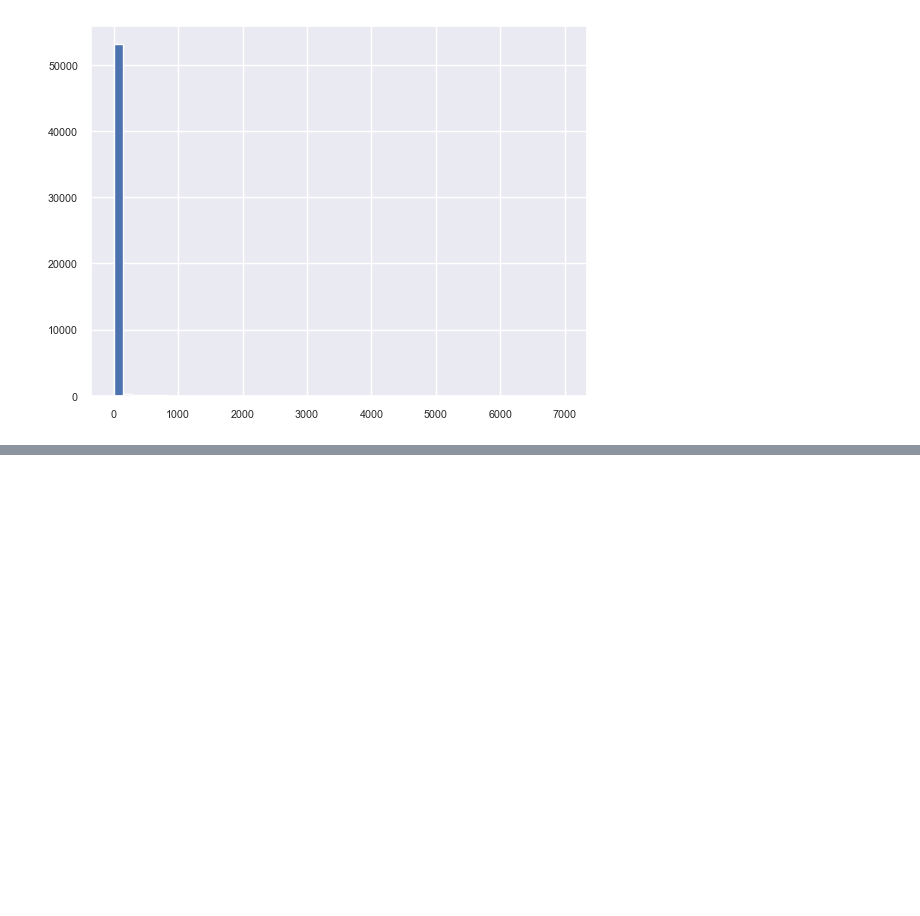
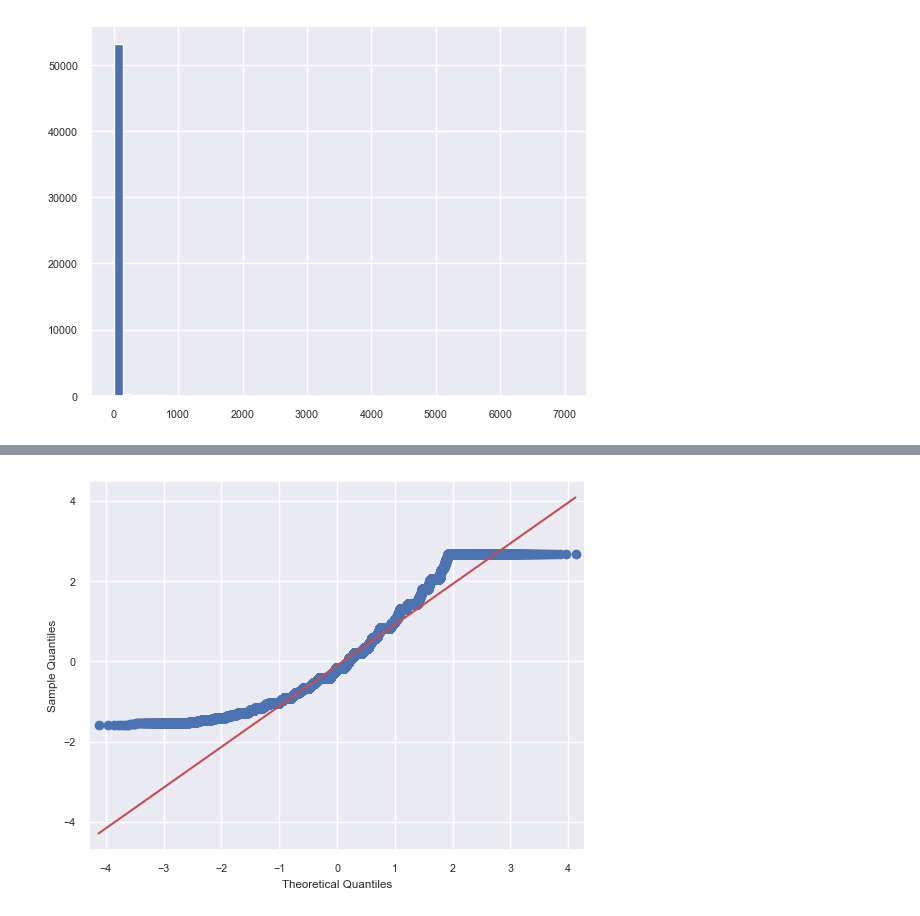
Before and after one commit to FuturisticTechie/exploratory-data-analysis---customer-loans-in-finance882, a Jupyter notebook: eda.ipynb, the cells around one changed output, grey strips where cells are left out. Cells and saved outputs as stored; diff of their text form; code cells hidden in the pictures; blank space fills up the shorter version.

```diff
--- a/eda.ipynb
+++ b/eda.ipynb
@@ -619,0 +647,5 @@ ValueError: Mime type rendering requires nbformat>=4.2.0 but it is not installed
+# %%
+plot.qq_plotter(df, "loan_amount")
+# plot.qq_plotter(df)
+# %% [output]
+[figure, added]
```
Also changed, not shown: parts of 20 cells of this notebook, 3 other files.
